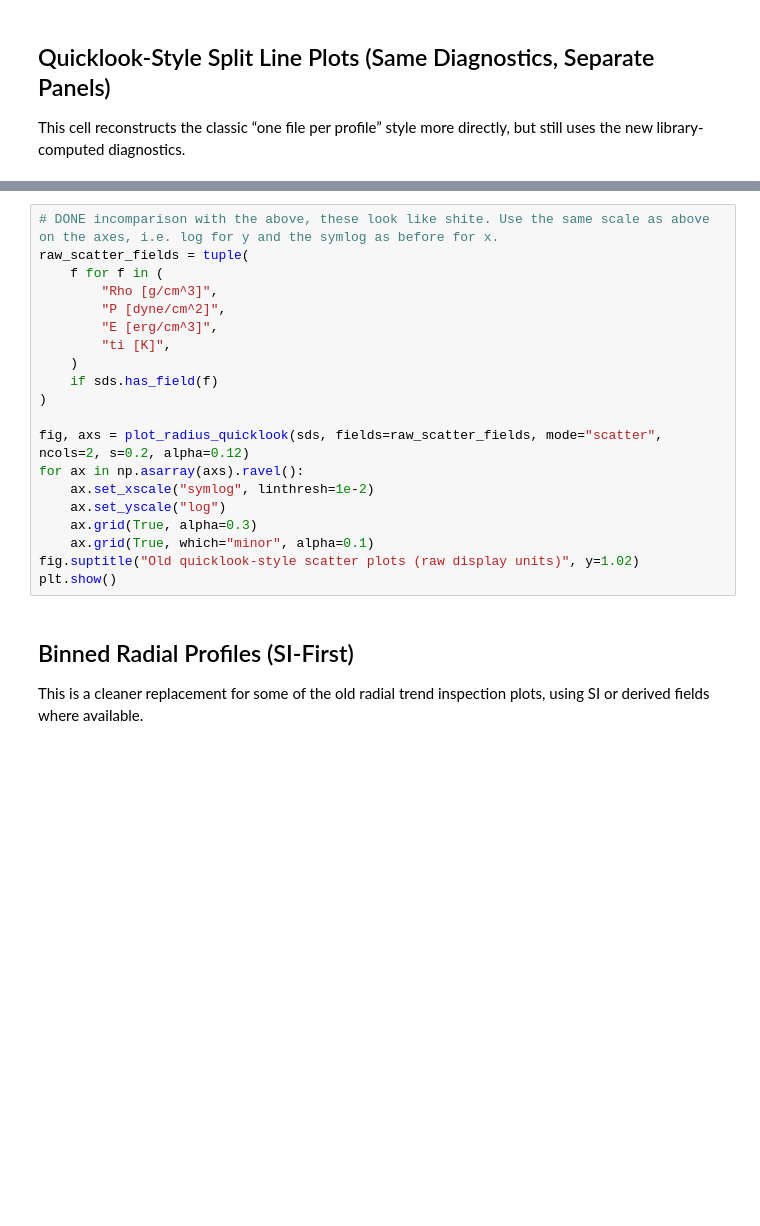
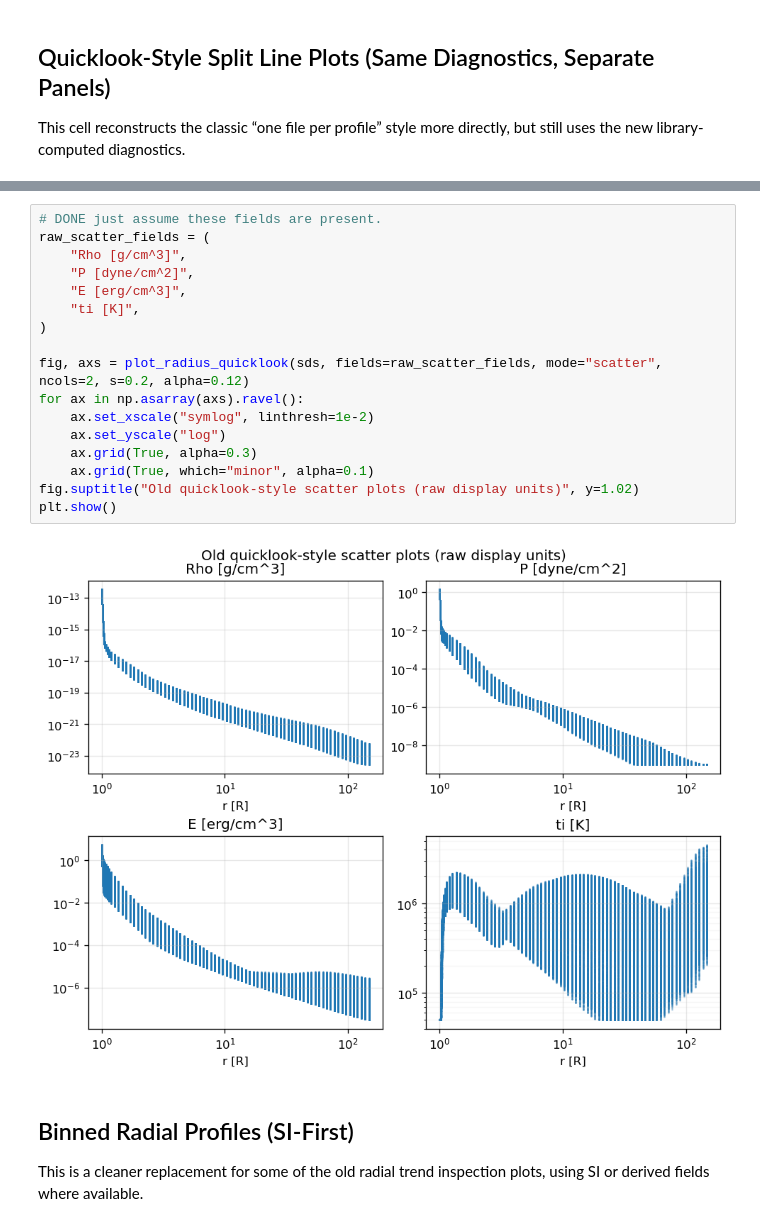
Before and after one commit to svaberg/starwinds-analysis, a Jupyter notebook: examples/smartds_quicklook_profiles.ipynb, the cells around one changed output, grey strips where cells are left out. Cells and saved outputs as stored; diff of their text form; blank space fills up the shorter version.

```diff
--- a/examples/smartds_quicklook_profiles.ipynb
+++ b/examples/smartds_quicklook_profiles.ipynb
@@ -142,23 +176,22 @@ These are direct point plots (no shell averaging), analogous to the optional `sc
 # %%
-# DONE incomparison with the above, these look like shite. Use the same scale as above on the axes, i.e. log for y and the symlog as before for x.
-raw_scatter_fields = tuple(
-    f for f in (
-        "Rho [g/cm^3]",
-        "P [dyne/cm^2]",
-        "E [erg/cm^3]",
-        "ti [K]",
-    )
-    if sds.has_field(f)
+# DONE just assume these fields are present.
+raw_scatter_fields = (
+    "Rho [g/cm^3]",
+    "P [dyne/cm^2]",
+    "E [erg/cm^3]",
+    "ti [K]",
 )
 
 fig, axs = plot_radius_quicklook(sds, fields=raw_scatter_fields, mode="scatter", ncols=2, s=0.2, alpha=0.12)
 for ax in np.asarray(axs).ravel():
     ax.set_xscale("symlog", linthresh=1e-2)
     ax.set_yscale("log")
     ax.grid(True, alpha=0.3)
     ax.grid(True, which="minor", alpha=0.1)
 fig.suptitle("Old quicklook-style scatter plots (raw display units)", y=1.02)
 plt.show()
+# %% [output]
+[figure, added]
 # %% [markdown]
 ## Binned Radial Profiles (SI-First)
 
```
Also changed, not shown: parts of 10 cells of this notebook.
